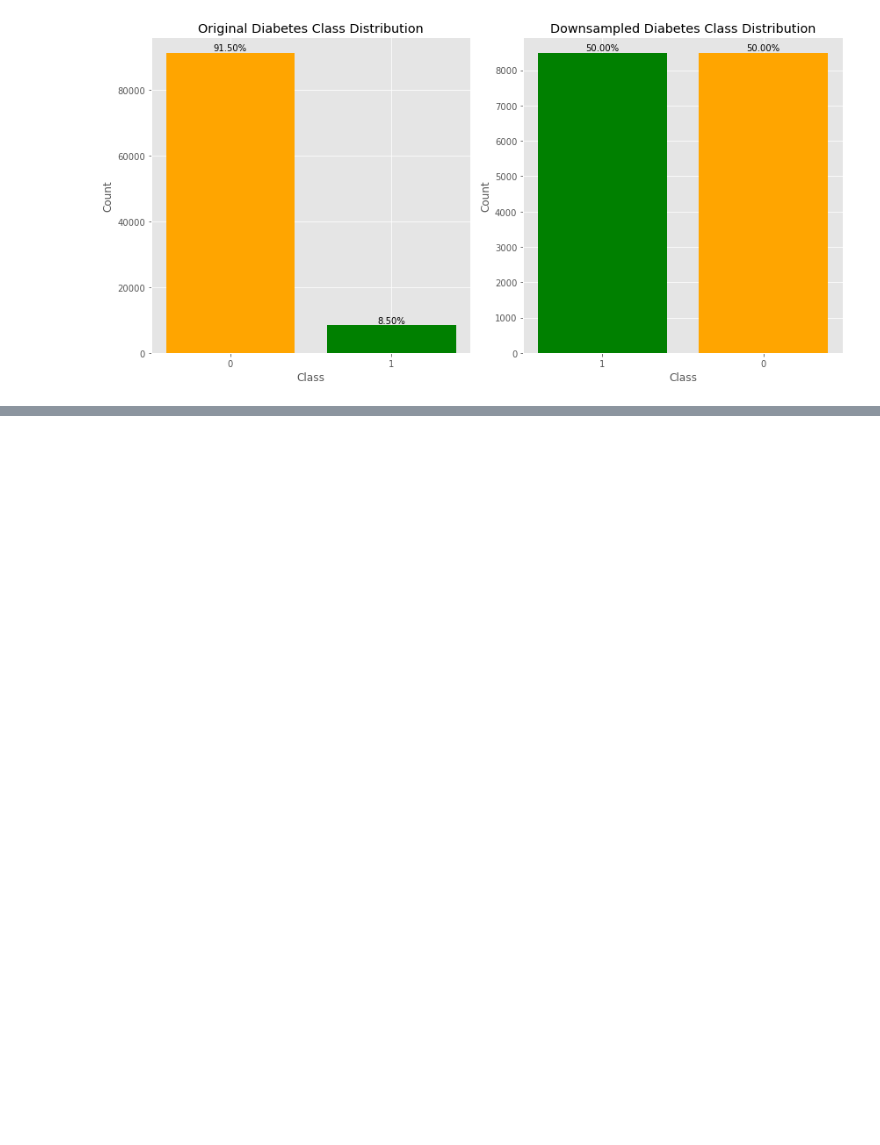
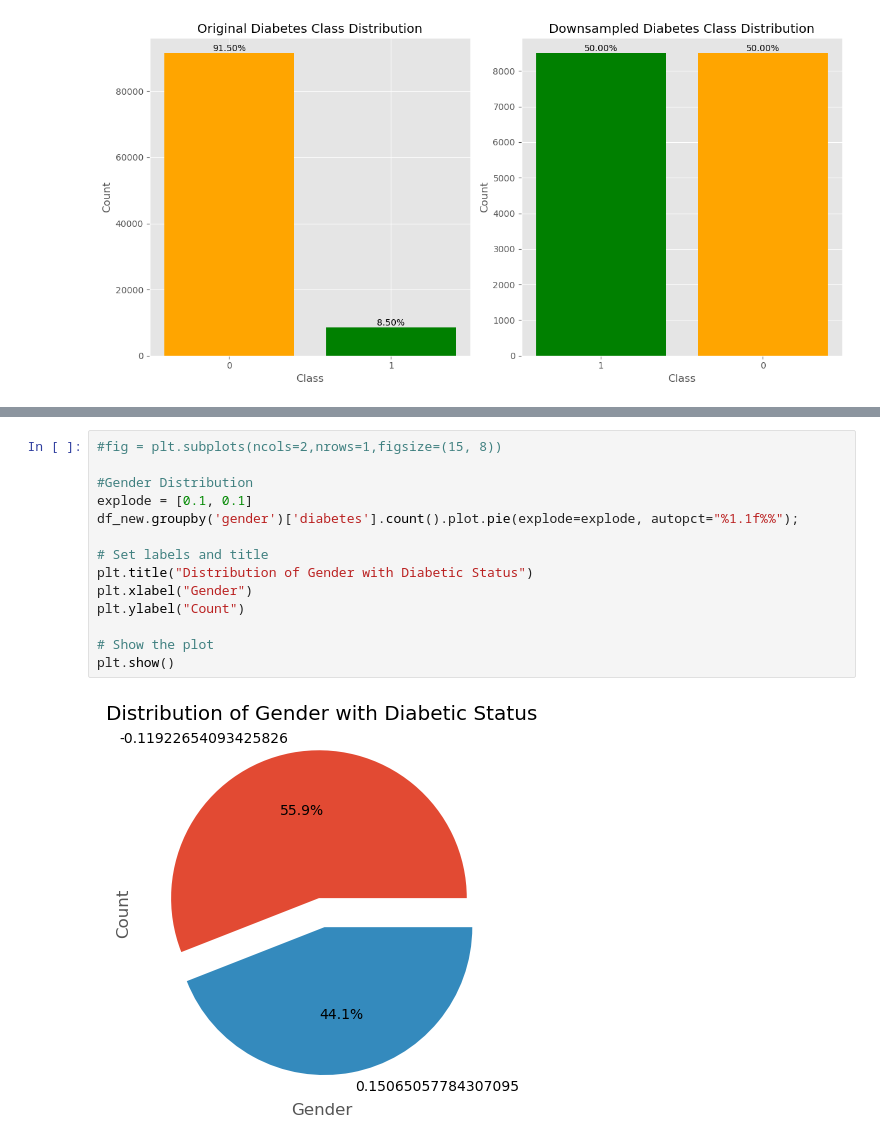
Before and after one commit to joycelovedorial/IS424-Data-Mining, a Jupyter notebook: Diabetes Prediction Latest.ipynb, the cells around one changed output, grey strips where cells are left out. Saved outputs shown, nothing was run; the diff lists cells and outputs as text; blank space fills up the shorter version.

```diff
--- a/Diabetes Prediction Latest.ipynb
+++ b/Diabetes Prediction Latest.ipynb
@@ -617,0 +660,16 @@ down_samples
+# %%
+#fig = plt.subplots(ncols=2,nrows=1,figsize=(15, 8))
+
+#Gender Distribution
+explode = [0.1, 0.1]
+df_new.groupby('gender')['diabetes'].count().plot.pie(explode=explode, autopct="%1.1f%%");
+
+# Set labels and title
+plt.title("Distribution of Gender with Diabetic Status")
+plt.xlabel("Gender")
+plt.ylabel("Count")
+
+# Show the plot
+plt.show()
+# %% [output]
+[figure, added]
```
Also changed, not shown: parts of 21 cells of this notebook.
